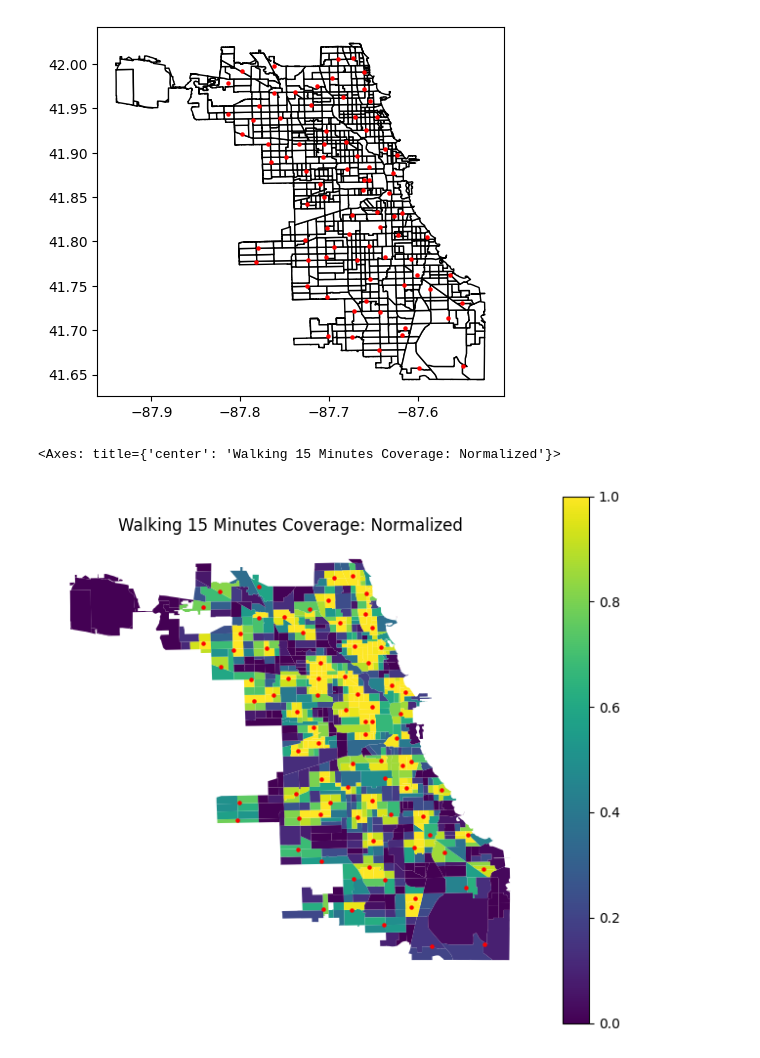
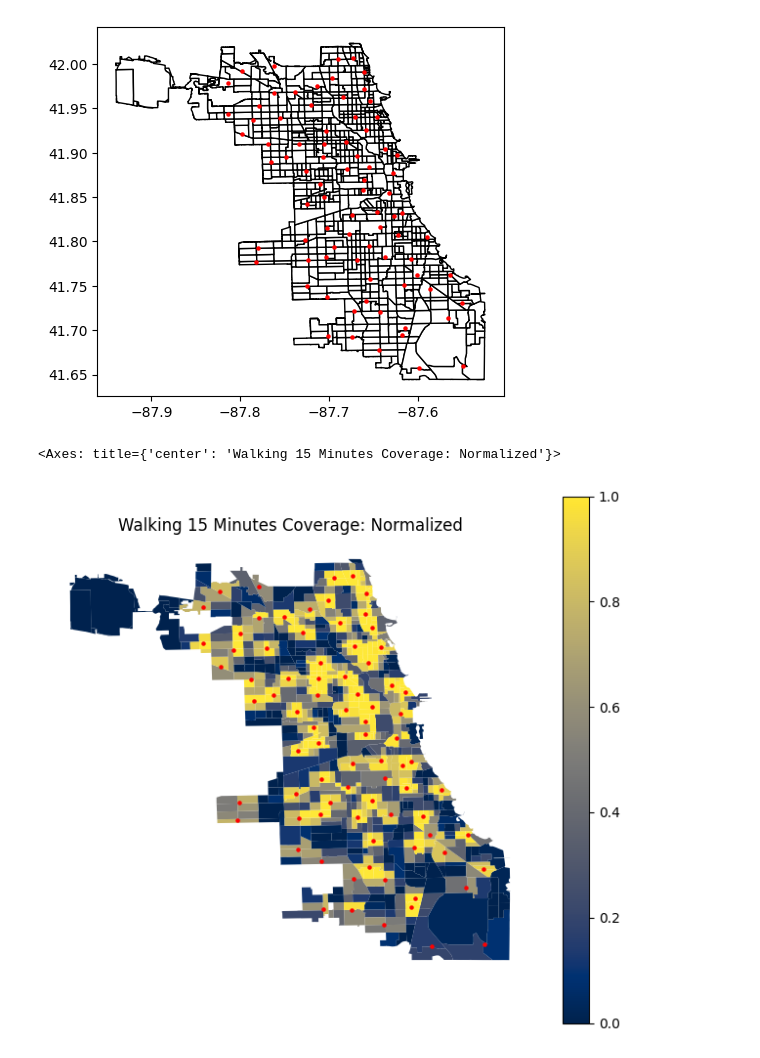
Before and after one commit to Rajvishah12/cpl_project, a Jupyter notebook: can-summer-2023/notebooks/walkingCoverage.ipynb, the cells around one changed output. Drawn from its saved outputs; the diff is of its cells as text; code cells hidden in the pictures.

```diff
--- a/can-summer-2023/notebooks/walkingCoverage.ipynb
+++ b/can-summer-2023/notebooks/walkingCoverage.ipynb
@@ -22,0 +44,2 @@ censusTracts = pd.read_csv('../data/clean/population_demographics.csv')
+# %%
+branchInfo = branchInfo.drop([60,60])
@@ -22,0 +50,4 @@ censusTracts = pd.read_csv('../data/clean/population_demographics.csv')
+# %%
+branchInfo = branchInfo.set_index('BRANCH')
+# %%
+branchInfo = branchInfo.reset_index()
@@ -191,19 +238,19 @@ branchCopy.plot(ax=base, marker='o', color='red', markersize=5)
 <Axes: >
 [figure]
 # %%
-ax = censusTracts.plot(column = 'walking score 15 min norm', legend = True,
+ax = censusTracts.plot(column = 'walking score 15 min norm', cmap='cividis',legend = True,
                 figsize=(8,7),missing_kwds={
         "color": "lightgrey",
         "edgecolor": "red",
         "label": "Missing values",
     })
 
 ax.set_axis_off()
 ax.set_title("Walking 15 Minutes Coverage: Normalized")
 branchCopy.plot(ax=ax, marker='o', color='red', markersize=5)
 # %% [output]
 <Axes: title={'center': 'Walking 15 Minutes Coverage: Normalized'}>
-[figure, old version]
+[figure, new version]
 # %%
 ax = censusTracts.plot(column = 'walking score 15 min', legend = True,
                 figsize=(8,7),missing_kwds={
```
Also changed, not shown: parts of 19 cells of this notebook, 3 other files.
